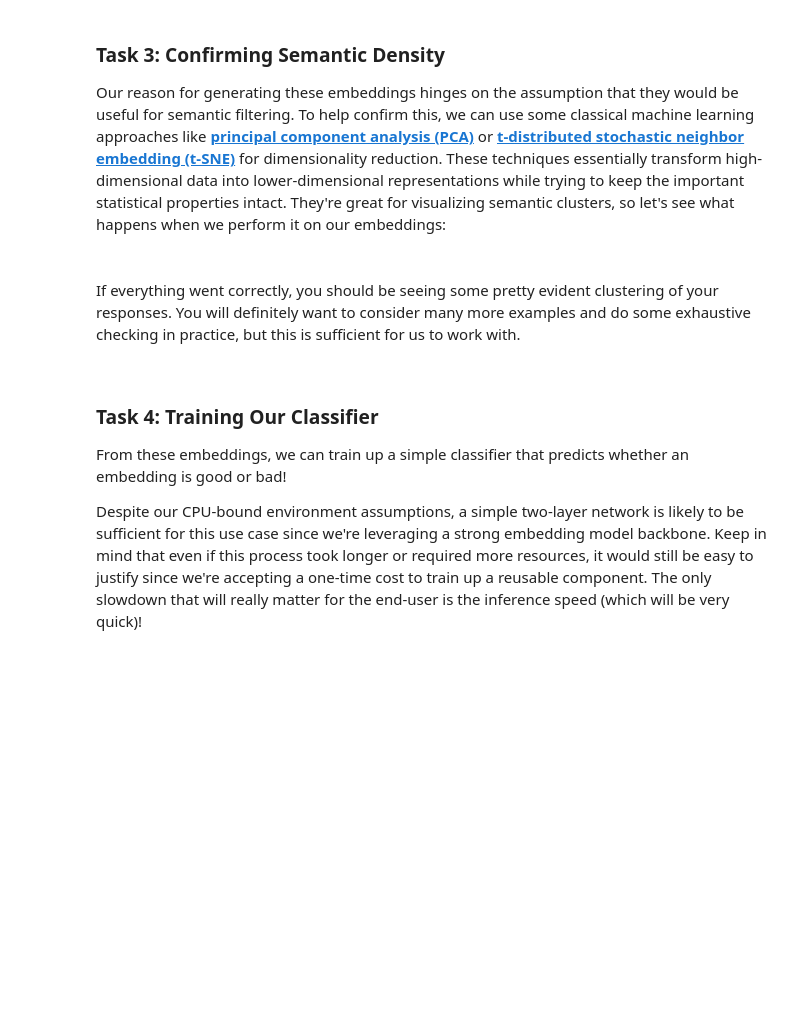
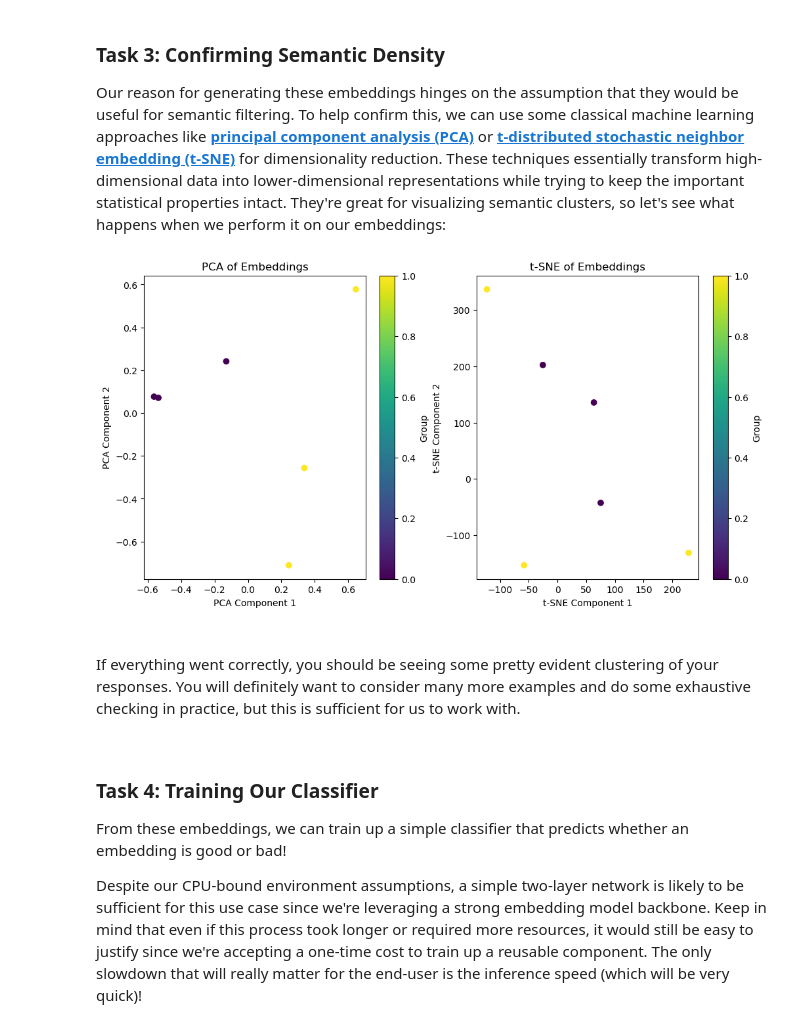
Before and after one commit to somtee99/rag-agent, a Jupyter notebook: 64_guardrails.ipynb, the cells around one changed output. Saved outputs shown, nothing was run; the diff lists cells and outputs as text; code cells hidden in the pictures; blank space fills up the shorter version.

```diff
--- a/64_guardrails.ipynb
+++ b/64_guardrails.ipynb
@@ -164,6 +200,6 @@ class Timer():
         print("\033[1m" + f"Executed in {elapsed:0.2f} seconds." + "\033[0m")
 
 with Timer():
-    good_embeds = [embedder.embed_query(x) for x in good_responses[:10]]
+    good_embeds = [embedder.embed_query(x) for x in good_responses[:1]]
 
 print("Shape:", np.array(good_embeds).shape)
@@ -194,7 +236,7 @@ They can be awaited individually using the `await` keyword or executed concurren
 import asyncio
 
 with Timer():
-    tasks = [embedder.aembed_query(query) for query in good_responses[10:20]]
+    tasks = [embedder.aembed_query(query) for query in good_responses[:1]]
     good_embeds2 = await asyncio.gather(*tasks)
 
 print("Shape:", np.array(good_embeds2).shape)
@@ -244,15 +295,22 @@ In our tests in the system's current state, we found 10 to be a sweet spot after
 ####################################################################################
 ## BEGIN TODO
 
+## Making new embed method to limiting maximum concurrency
+embed = partial(
+    embed_with_semaphore,
+    embed_fn = embedder.aembed_query,
+    semaphore = asyncio.Semaphore(value=10)  ## <- feel free to play with value (10 is best)
+)
+
 ## Note, we found marginal benefit after value=10 in our tests...
 with Timer():
-    good_tasks = []
-    poor_tasks = []
-    good_embeds = []
-    poor_embeds = []
+    good_tasks2 = [embed(query) for query in good_responses[-2:]]
+    poor_tasks2 = [embed(query) for query in poor_responses[-1:]]
+    good_embeds2 = await asyncio.gather(*good_tasks2)
+    poor_embeds2 = await asyncio.gather(*poor_tasks2)
 
-print("Good Embeds Shape:", np.array(good_embeds).shape)
-print("Poor Embeds Shape:", np.array(poor_embeds).shape)
+print("Good Embeds Shape:", np.array(good_embeds2).shape)
+print("Poor Embeds Shape:", np.array(poor_embeds2).shape)
 
 ## END TODO
 ####################################################################################
@@ -258,0 +322,3 @@ print("Poor Embeds Shape:", np.array(poor_embeds).shape)
+# %%
+good_embeds = good_embeds + good_embeds2
+poor_embeds = poor_embeds + poor_embeds2
@@ -268,36 +343,48 @@ import numpy as np
 
 # Combine all groups into a single dataset
 embeddings = np.vstack([good_embeds, poor_embeds])
 
-# Labels for each point
-labels = np.array([0]*20 + [1]*20 + [4]*20 + [5]*20)
+# Build labels that actually match the number of embeddings
+n_good = len(good_embeds)
+n_poor = len(poor_embeds)
+labels = np.array([0]*n_good + [1]*n_poor)
+
+# Sanity check
+assert embeddings.shape[0] == labels.shape[0], f"n_samples {embeddings.shape[0]} != n_labels {labels.shape[0]}"
 
 # Perform PCA
 pca = PCA(n_components=2)
 embeddings_pca = pca.fit_transform(embeddings)
 
 # Perform t-SNE
-tsne = TSNE(n_components=2, random_state=0)
+n_samples = embeddings.shape[0]
+# choose a safe perplexity: at least 2, less than n_samples, typical upper bound 30
+perplexity = min(30, max(2, (n_samples - 1) // 3))
+if perplexity >= n_samples:
+    raise ValueError(f"Not enough samples for t-SNE (n_samples={n_samples}). Need perplexity < n_samples.")
+tsne = TSNE(n_components=2, random_state=0, perplexity=perplexity)
 embeddings_tsne = tsne.fit_transform(embeddings)
 
 # Plotting PCA
 plt.figure(figsize=(12, 6))
 plt.subplot(1, 2, 1)
 plt.scatter(embeddings_pca[:, 0], embeddings_pca[:, 1], c=labels, cmap='viridis', label=labels)
 plt.title("PCA of Embeddings")
 plt.xlabel("PCA Component 1")
 plt.ylabel("PCA Component 2")
 plt.colorbar(label='Group')
 
 # Plotting t-SNE
 plt.subplot(1, 2, 2)
 plt.scatter(embeddings_tsne[:, 0], embeddings_tsne[:, 1], c=labels, cmap='viridis', label=labels)
 plt.title("t-SNE of Embeddings")
 plt.xlabel("t-SNE Component 1")
 plt.ylabel("t-SNE Component 2")
 plt.colorbar(label='Group')
 
 plt.show()
+# %% [output]
+[figure, added]
 # %% [markdown]
 <br>
 
```
Also changed, not shown: parts of 15 cells of this notebook, 5 other files.
